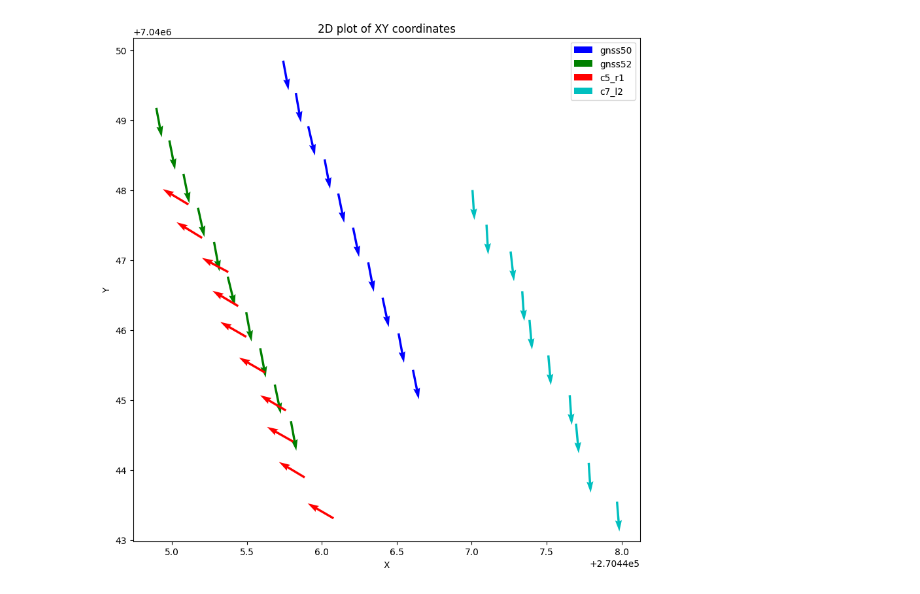
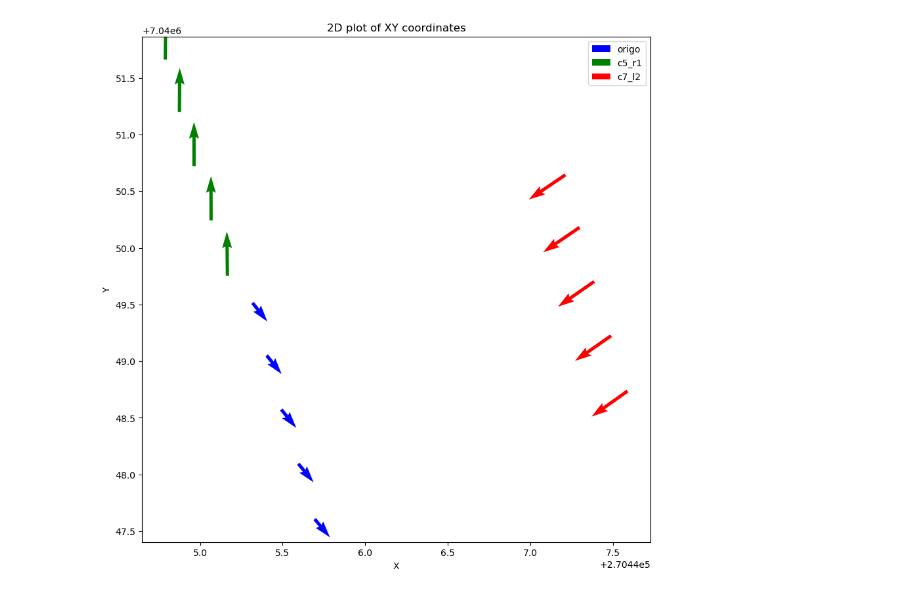
Before and after one commit to tdl1304/naplab-to-nerfstudio, a Jupyter notebook: converter.ipynb, the cells around one changed output. Cells and saved outputs as stored; diff of their text form; code cells hidden in the pictures.

Commit message:
More processing

```diff
--- a/converter.ipynb
+++ b/converter.ipynb
@@ -141,7 +81,7 @@ def plot_2d(series_list: list[list], labels: list[str], figsize=(5, 5)):
     plt.show()
 # %%
 c1_front_60_single = Camera("C1_front60Single", 846.863159, 670.665466, 1208, 1920,  #right cam
-                    t=[
+                    translation=[
                         1.8162150382995605,
                         0.22106018662452698,
                         1.5156701803207397
@@ -152,7 +92,8 @@ c1_front_60_single = Camera("C1_front60Single", 846.863159, 670.665466, 1208, 19
                         2.152301788330078
                     ])
 
-c7_l2 = Camera("C7_L2", 1187.267212, 632.114624, 1208, 1920, t=[ # left side cam
+c7_l2 = Camera("C7_L2", 1187.267212, 632.114624, 1208, 1920,
+            translation=[ # left side cam
                         2.072967767715454,
                         0.9314326643943787,
                         1.173095703125
@@ -162,8 +103,7 @@ c7_l2 = Camera("C7_L2", 1187.267212, 632.114624, 1208, 1920, t=[ # left side cam
                         2.6054768562316895,
                         -6.683704853057861
                     ])
-
-c5_r1 = Camera("C5_R1", 965.822693, 649.506042, 1208, 1920, t=[1.933815360069275, -0.9714699983596802, 1.1585912704467773], roll_pitch_yaw=[
+c5_r1 = Camera("C5_R1", 965.822693, 649.506042, 1208, 1920, translation=[1.933815360069275, -0.9714699983596802, 1.1585912704467773], roll_pitch_yaw=[
             2.778383255004883, -1.005295991897583, -131.37277221679688
           ])
 
@@ -185,0 +113,11 @@ plot_2d([utmFrom50[:max_index], cam1_pos[:max_index], cam2_pos[:max_index], utmF
+# %%
+
+data = process_frame("./Trip094/gnss094_50.txt", "./Trip094/gnss094_52.txt")
+
+gps_left = [frame.left_point for frame in data]
+gps_right = [frame.right_point for frame in data]
+origo = [frame.center for frame in data]
+max_index = 10
+cam1_pos = [c5_r1.get_camera_position(frame) for frame in data[:max_index]]
+cam2_pos = [c7_l2.get_camera_position(frame) for frame in data[:max_index]]
+plot_2d([origo[:max_index], gps_left[:max_index], gps_right[:max_index], cam1_pos, cam2_pos], labels=["origo", "gps_left", "gps_right", "cam1_c5_r1", "cam2_c7_l2"], figsize=(7, 7))
@@ -186,36 +126,34 @@ plot_2d([utmFrom50[:max_index], cam1_pos[:max_index], cam2_pos[:max_index], utmF
 # %%
 def plot_2d_v2(series_list: list[list], direction_vector_list: list[list], labels: list[str], figsize=(5, 5)):
     """Plot 2D coordinates."""
     colorpallet = ['b', 'g', 'r', 'c', 'm', 'y', 'k', 'w']
     plt.figure(figsize=figsize)
     for serie, dirs in zip(series_list, direction_vector_list):
         color = colorpallet.pop(0)
         x = [data[0] for data in serie]
         y = [data[1] for data in serie]
 
         V = np.array(dirs)
         #plt.plot(x, y, marker='.', markersize=0.5, color=color)
         #print(V)
 
         if len(V) > 0:
             plt.quiver(*[x, y], V[:, 0], V[:, 1], color=color, scale=3, units="xy", width=0.025)
 
     plt.legend(labels)
     plt.xlabel('X')
     plt.ylabel('Y')
     plt.title('2D plot of XY coordinates')
     plt.show()
 
-max_index = 10
-cardir = [cd.direction for cd in car_data50][:max_index]
-cardir2 = [cd.direction for cd in car_data52][:max_index]
-dir1 = [c5_r1.get_camera_direction_vector(cd.get_inverse_rotation_matrix()) for cd in car_data50][:max_index]
-dir2 = [c7_l2.get_camera_direction_vector(cd.get_inverse_rotation_matrix()) for cd in car_data50][:max_index]
+max_index = 5
+cardir = [frame.direction for frame in data][:max_index]
+dir1 = [c5_r1.get_camera_direction_vector(frame) for frame in data][:max_index]
+dir2 = [c7_l2.get_camera_direction_vector(frame) for frame in data][:max_index]
 
-
-directions = [cardir, cardir2, dir1, dir2]
-positions = [utmFrom50[:max_index], utmFrom52[:max_index], cam1_pos[:max_index], cam2_pos[:max_index]]
-labels = ["gnss50", "gnss52", "c5_r1", "c7_l2"]
+directions = [cardir, dir1, dir2]
+positions = [origo[:max_index], cam1_pos[:max_index], cam2_pos[:max_index]]
+labels = ["origo", "c5_r1", "c7_l2"]
 plot_2d_v2(positions, directions, labels, figsize=(10, 10))
 # %% [output]
-[figure, old version]
+[figure, new version]
```
Also changed, not shown: parts of 7 cells of this notebook, 1 other file.
